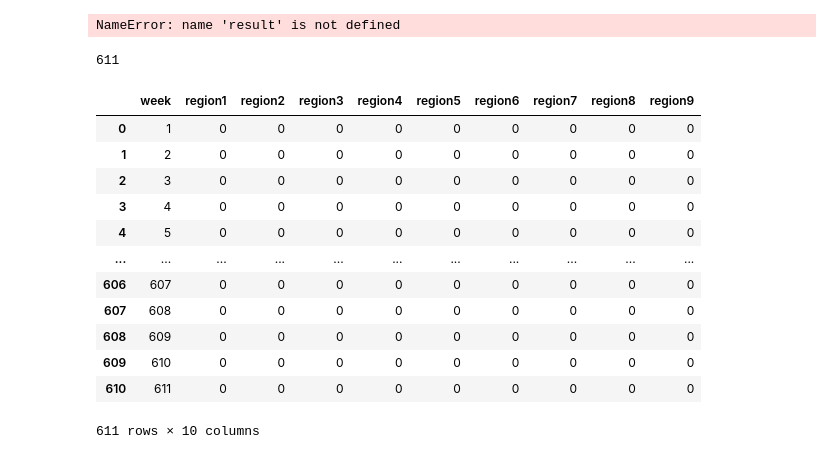
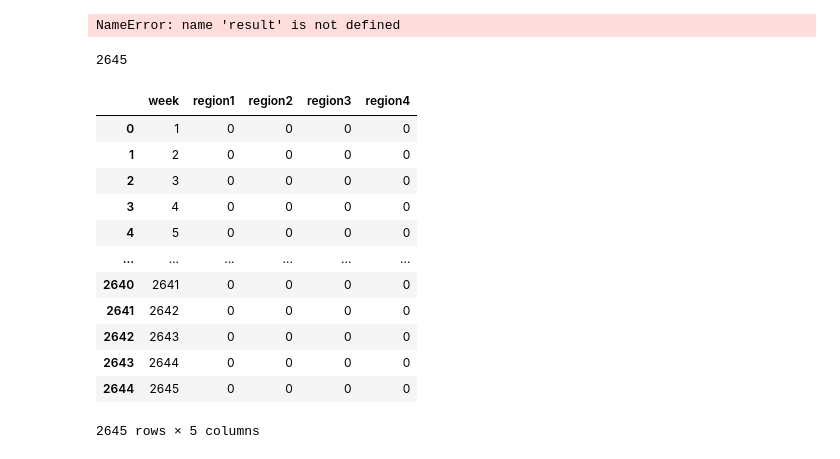
Before and after one commit to yamini-kabra/Earthquake-data-analysis, a Jupyter notebook: location_prediction/LSTM/lstm_data_preprocessing.ipynb, the cells around one changed output. Saved outputs shown, nothing was run; the diff lists cells and outputs as text; code cells hidden in the pictures.

```diff
--- a/location_prediction/LSTM/lstm_data_preprocessing.ipynb
+++ b/location_prediction/LSTM/lstm_data_preprocessing.ipynb
@@ -2,7 +4,7 @@
 import pandas as pd
 import datetime
 # %%
-df = pd.read_csv("query.csv")
+df = pd.read_csv("dataset.csv")
 df.info()
 # %% [output]
 <class 'pandas.core.frame.DataFrame'>
@@ -78,8 +94,8 @@ df.head(5)
 5 rows × 22 columns
 # %%
-start_date = datetime.date(2015, 12, 23)
-end_date = datetime.date(1966, 2, 5)
-delta = datetime.timedelta(days=30)
+start_date = datetime.date(2022, 5, 6)
+end_date = datetime.date(1971, 10, 1)
+delta = datetime.timedelta(days=7)
 delta1 = datetime.timedelta(days=1)
 cnt = 0
 week_range_list =[]
@@ -147,7 +163,7 @@ for ind in df.index:
     long = df['latitude'][ind]
 
     while index_date < start_date:
-        result1.append([ind1+1,cnt1,cnt2,cnt3,cnt4,cnt5,cnt6,cnt7,cnt8,cnt9])
+        result1.append([ind1+1,cnt1,cnt2,cnt3,cnt4])
 #         print(ind1)
         cnt1=0
         cnt2=0
@@ -159,7 +175,7 @@ for ind in df.index:
         cnt8=0
         cnt9=0
         ind1 += 1
-        if(ind1 >= 608):
+        if(ind1 >= 2641):
             break
         start_date=df1['start_date'][ind1]
         end_date=df1['end_date'][ind1]
@@ -175,41 +191,41 @@ for ind in df.index:
             cnt3 = 1
         if long >= ranges[3][2] and long < ranges[3][3] and lat >= ranges[3][0] and lat < ranges[3][1]:
             cnt4 = 1
-        if long >= ranges[4][2] and long < ranges[4][3] and lat >= ranges[4][0] and lat < ranges[4][1]:
-            cnt5 = 1
-        if long >= ranges[5][2] and long < ranges[5][3] and lat >= ranges[5][0] and lat < ranges[5][1]:
-            cnt6 = 1
-        if long >= ranges[6][2] and long < ranges[6][3] and lat >= ranges[6][0] and lat < ranges[6][1]:
-            cnt7 = 1
-        if long >= ranges[7][2] and long < ranges[7][3] and lat >= ranges[7][0] and lat < ranges[7][1]:
-            cnt8 = 1
-        if long >= ranges[8][2] and long < ranges[8][3] and lat >= ranges[8][0] and lat < ranges[8][1]:
-            cnt9 = 1
+#         if long >= ranges[4][2] and long < ranges[4][3] and lat >= ranges[4][0] and lat < ranges[4][1]:
+#             cnt5 = 1
+#         if long >= ranges[5][2] and long < ranges[5][3] and lat >= ranges[5][0] and lat < ranges[5][1]:
+#             cnt6 = 1
+#         if long >= ranges[6][2] and long < ranges[6][3] and lat >= ranges[6][0] and lat < ranges[6][1]:
+#             cnt7 = 1
+#         if long >= ranges[7][2] and long < ranges[7][3] and lat >= ranges[7][0] and lat < ranges[7][1]:
+#             cnt8 = 1
+#         if long >= ranges[8][2] and long < ranges[8][3] and lat >= ranges[8][0] and lat < ranges[8][1]:
+#             cnt9 = 1
 
-result1.append([ind1+1,cnt1,cnt2,cnt3,cnt4,cnt5,cnt6,cnt7,cnt8,cnt9])
+result1.append([ind1+1,cnt1,cnt2,cnt3,cnt4])
 
 
 
 len(result1)
 # print(index_date)
 # %% [output]
-611
+2645
 # %%
-# df2 = pd.DataFrame(result1,columns=['week','region1','region2','region3','region4'])
-df2 = pd.DataFrame(result1,columns=['week','region1','region2','region3','region4','region5','region6','region7','region8','region9'])
+df2 = pd.DataFrame(result1,columns=['week','region1','region2','region3','region4'])
+# df2 = pd.DataFrame(result1,columns=['week','region1','region2','region3','region4','region5','region6','region7','region8','region9'])
 df2
 # %% [output]
-|  | week | region1 | region2 | region3 | region4 | region5 | region6 | region7 | region8 | region9 |
-| 0 | 1 | 0 | 0 | 0 | 0 | 0 | 0 | 0 | 0 | 0 |
-| 1 | 2 | 0 | 0 | 0 | 0 | 0 | 0 | 0 | 0 | 0 |
-| 2 | 3 | 0 | 0 | 0 | 0 | 0 | 0 | 0 | 0 | 0 |
-| 3 | 4 | 0 | 0 | 0 | 0 | 0 | 0 | 0 | 0 | 0 |
-| 4 | 5 | 0 | 0 | 0 | 0 | 0 | 0 | 0 | 0 | 0 |
-| ... | ... | ... | ... | ... | ... | ... | ... | ... | ... | ... |
-| 606 | 607 | 0 | 0 | 0 | 0 | 0 | 0 | 0 | 0 | 0 |
-| 607 | 608 | 0 | 0 | 0 | 0 | 0 | 0 | 0 | 0 | 0 |
-| 608 | 609 | 0 | 0 | 0 | 0 | 0 | 0 | 0 | 0 | 0 |
-| 609 | 610 | 0 | 0 | 0 | 0 | 0 | 0 | 0 | 0 | 0 |
-| 610 | 611 | 0 | 0 | 0 | 0 | 0 | 0 | 0 | 0 | 0 |
+|  | week | region1 | region2 | region3 | region4 |
+| 0 | 1 | 0 | 0 | 0 | 0 |
+| 1 | 2 | 0 | 0 | 0 | 0 |
+| 2 | 3 | 0 | 0 | 0 | 0 |
+| 3 | 4 | 0 | 0 | 0 | 0 |
+| 4 | 5 | 0 | 0 | 0 | 0 |
+| ... | ... | ... | ... | ... | ... |
+| 2640 | 2641 | 0 | 0 | 0 | 0 |
+| 2641 | 2642 | 0 | 0 | 0 | 0 |
+| 2642 | 2643 | 0 | 0 | 0 | 0 |
+| 2643 | 2644 | 0 | 0 | 0 | 0 |
+| 2644 | 2645 | 0 | 0 | 0 | 0 |
-611 rows × 10 columns
+2645 rows × 5 columns
 # %%
```
Also changed, not shown: parts of 8 cells of this notebook, 3 other files.
